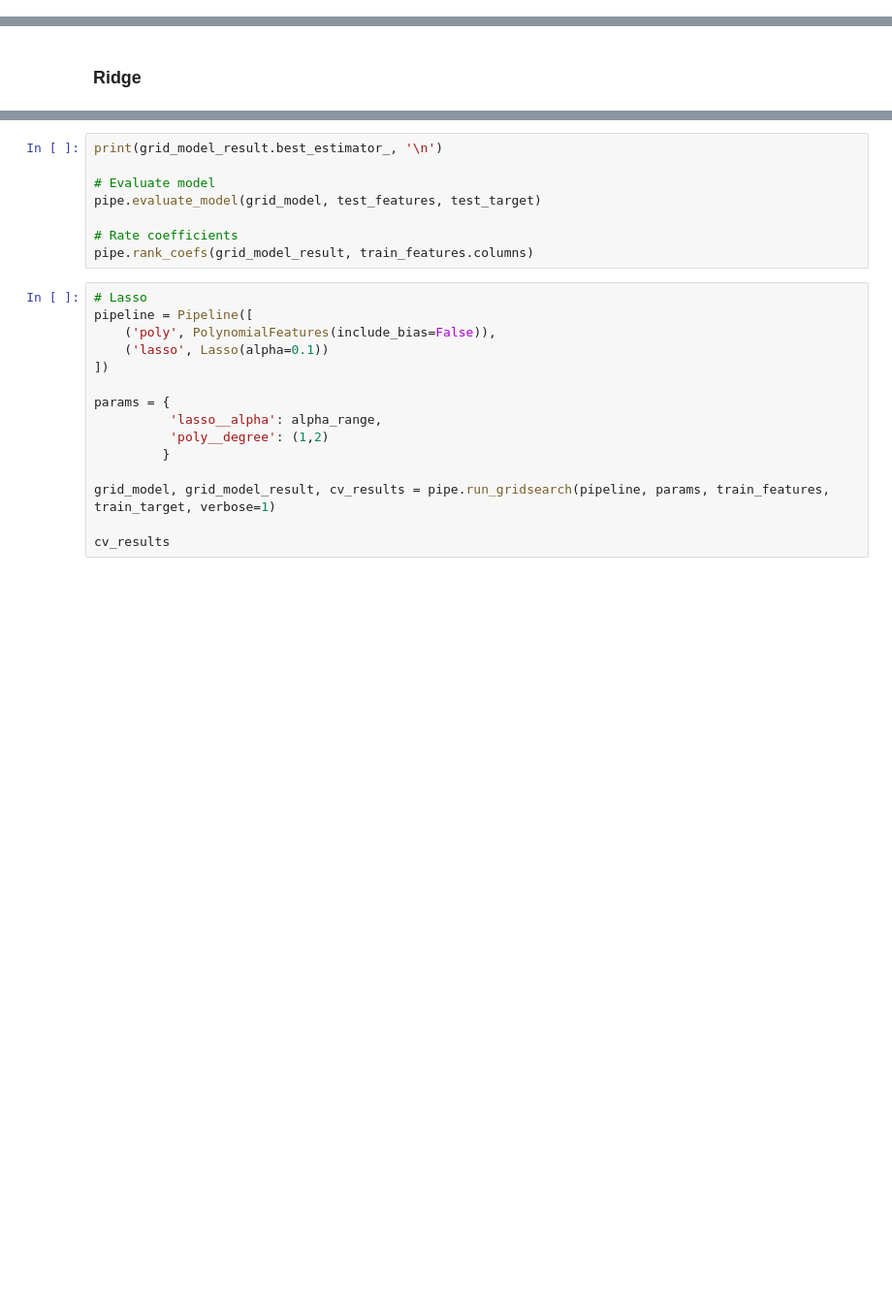
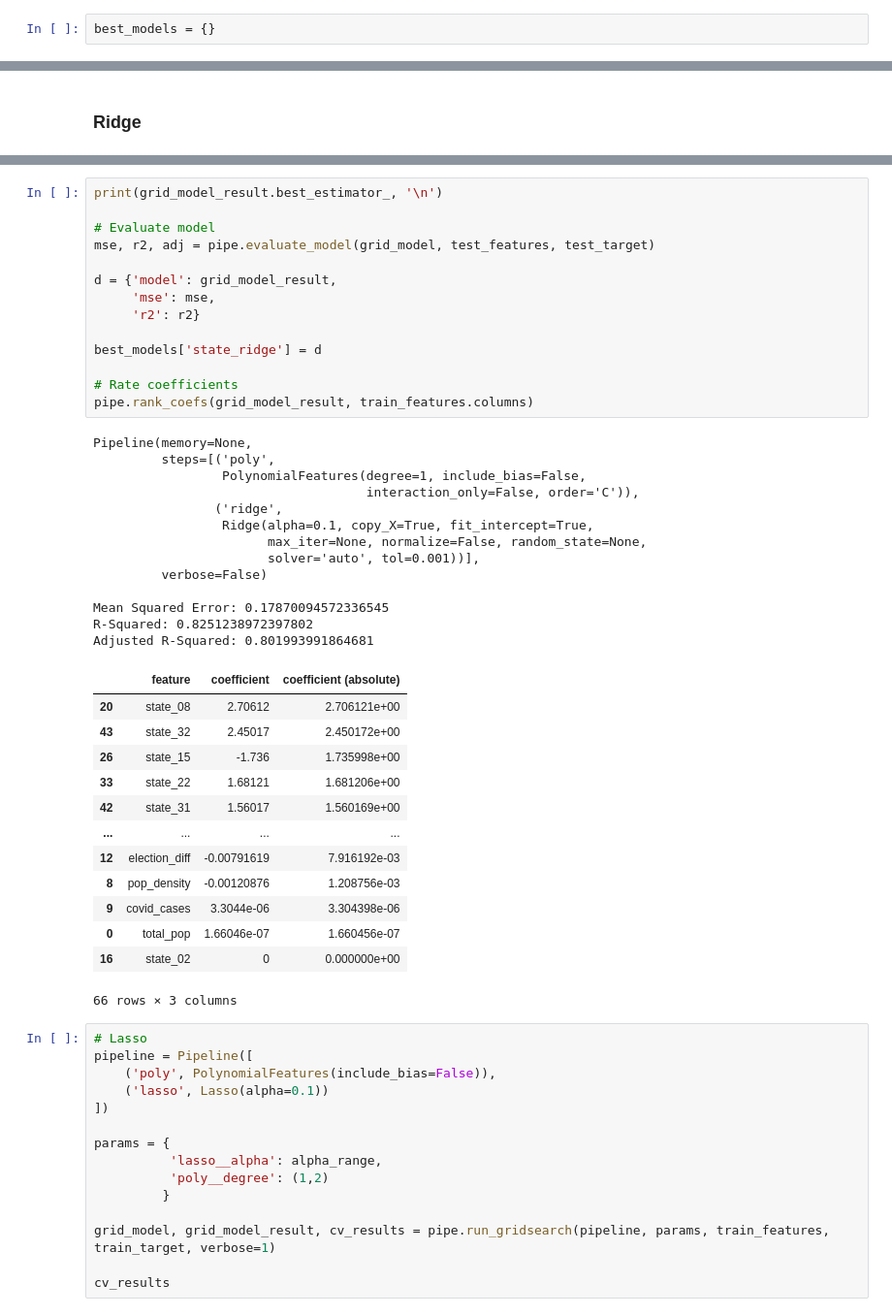
Before and after one commit to jrockower/ml-final-project, a Jupyter notebook: analysis.ipynb, the cells around one changed output, grey strips where cells are left out. Shown at 97% size. Saved outputs shown, nothing was run; the diff lists cells and outputs as text; blank space fills up the shorter version.

Commit message:
Add best models dictionary

```diff
--- a/analysis.ipynb
+++ b/analysis.ipynb
@@ -92,6 +92,8 @@ monthly_change      float64
 dtype: object
 # %% [markdown]
 # Model Fitting & Evaluation
+# %%
+best_models = {}
 # %% [markdown]
 ## Monthly Data
 # %% [markdown]
@@ -145,11 +154,44 @@ cv_results
 # %%
 print(grid_model_result.best_estimator_, '\n')
 
 # Evaluate model
-pipe.evaluate_model(grid_model, test_features, test_target)
+mse, r2, adj = pipe.evaluate_model(grid_model, test_features, test_target)
+
+d = {'model': grid_model_result,
+     'mse': mse,
+     'r2': r2}
+
+best_models['state_ridge'] = d
 
 # Rate coefficients
 pipe.rank_coefs(grid_model_result, train_features.columns)
+# %% [output]
+Pipeline(memory=None,
+         steps=[('poly',
+                 PolynomialFeatures(degree=1, include_bias=False,
+                                    interaction_only=False, order='C')),
+                ('ridge',
+                 Ridge(alpha=0.1, copy_X=True, fit_intercept=True,
+                       max_iter=None, normalize=False, random_state=None,
+                       solver='auto', tol=0.001))],
+         verbose=False)
+
+Mean Squared Error: 0.17870094572336545
+R-Squared: 0.8251238972397802
+Adjusted R-Squared: 0.801993991864681
+|  | feature | coefficient | coefficient (absolute) |
+| 20 | state_08 | 2.70612 | 2.706121e+00 |
+| 43 | state_32 | 2.45017 | 2.450172e+00 |
+| 26 | state_15 | -1.736 | 1.735998e+00 |
+| 33 | state_22 | 1.68121 | 1.681206e+00 |
+| 42 | state_31 | 1.56017 | 1.560169e+00 |
+| ... | ... | ... | ... |
+| 12 | election_diff | -0.00791619 | 7.916192e-03 |
+| 8 | pop_density | -0.00120876 | 1.208756e-03 |
+| 9 | covid_cases | 3.3044e-06 | 3.304398e-06 |
+| 0 | total_pop | 1.66046e-07 | 1.660456e-07 |
+| 16 | state_02 | 0 | 0.000000e+00 |
+66 rows × 3 columns
 # %%
 # Lasso
 pipeline = Pipeline([
```
Also changed, not shown: parts of 9 cells of this notebook.
